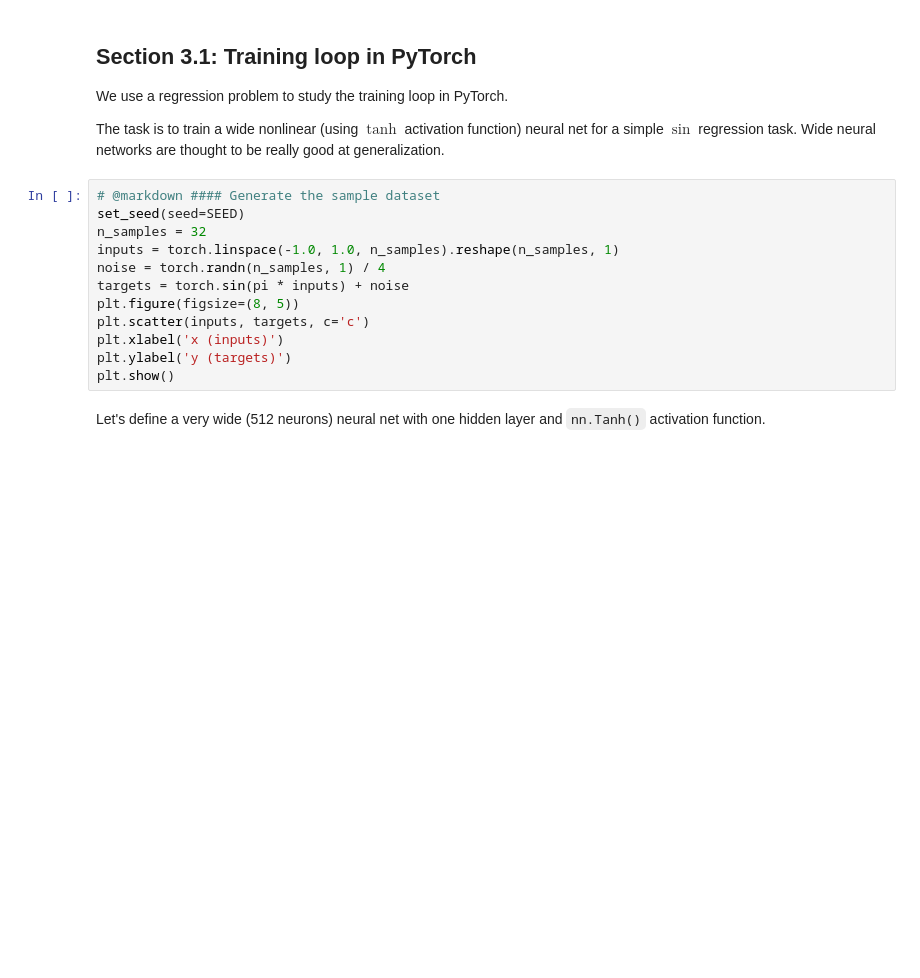
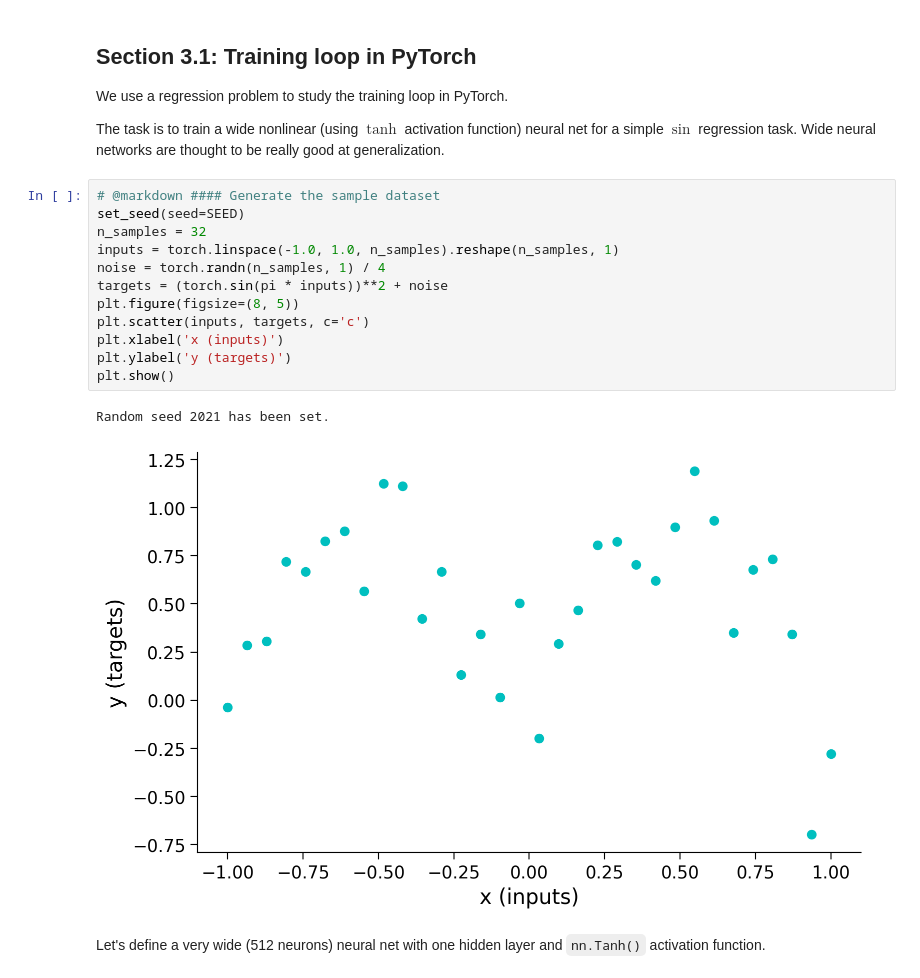
Before and after one commit to Luozeyuisthebest/course-content-dl, a Jupyter notebook: tutorials/W1D2_LinearDeepLearning/student/W1D2_Tutorial1.ipynb, the cells around one changed output. Cells and saved outputs as stored; diff of their text form; blank space fills up the shorter version.

```diff
--- a/tutorials/W1D2_LinearDeepLearning/student/W1D2_Tutorial1.ipynb
+++ b/tutorials/W1D2_LinearDeepLearning/student/W1D2_Tutorial1.ipynb
@@ -978,15 +982,18 @@ The task is to train a wide nonlinear (using $\tanh$ activation function) neural
 # %%
 # @markdown #### Generate the sample dataset
 set_seed(seed=SEED)
 n_samples = 32
 inputs = torch.linspace(-1.0, 1.0, n_samples).reshape(n_samples, 1)
 noise = torch.randn(n_samples, 1) / 4
-targets = torch.sin(pi * inputs) + noise
+targets = (torch.sin(pi * inputs))**2 + noise
 plt.figure(figsize=(8, 5))
 plt.scatter(inputs, targets, c='c')
 plt.xlabel('x (inputs)')
 plt.ylabel('y (targets)')
 plt.show()
+# %% [output]
+Random seed 2021 has been set.
+[figure, added]
 # %% [markdown]
 Let's define a very wide (512 neurons) neural net with one hidden layer and `nn.Tanh()` activation function.
 # %%
```
Also changed, not shown: parts of 11 cells of this notebook.
